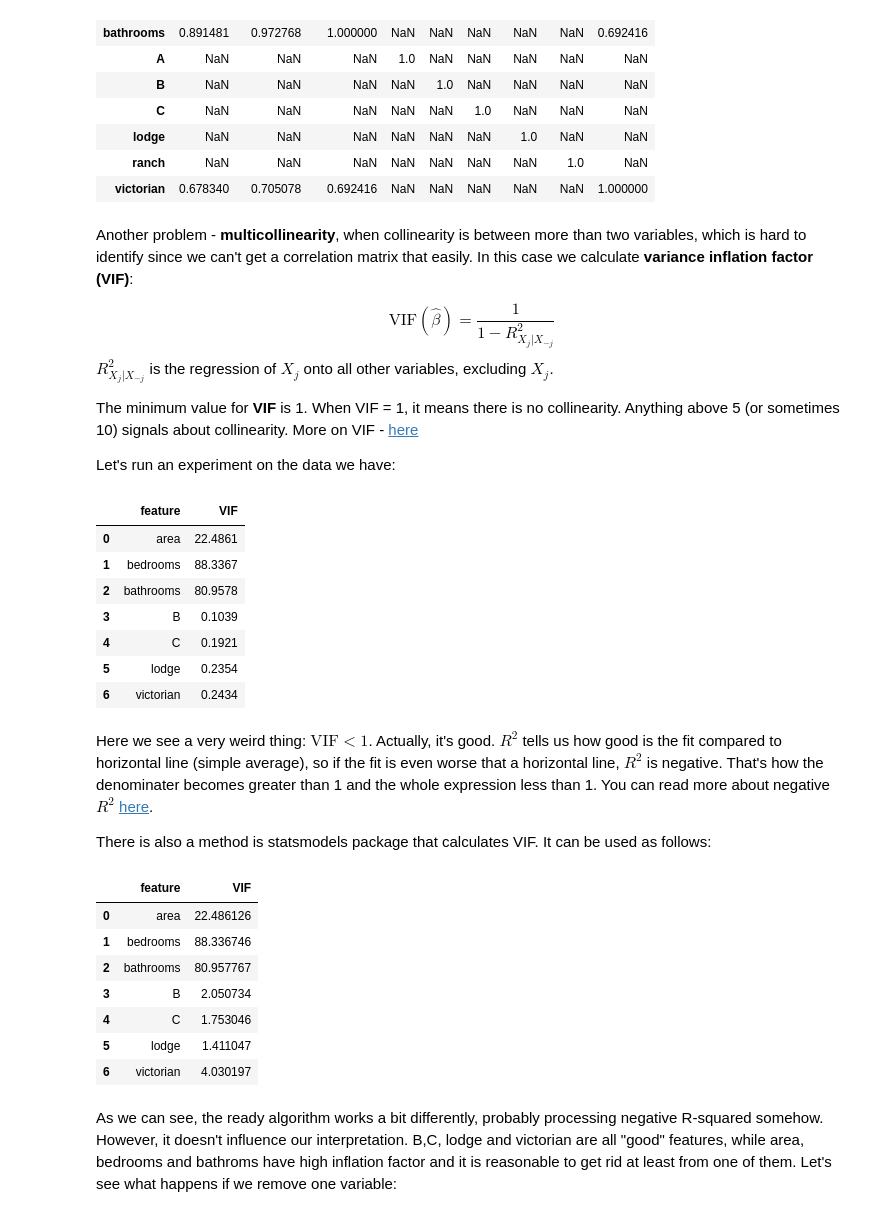
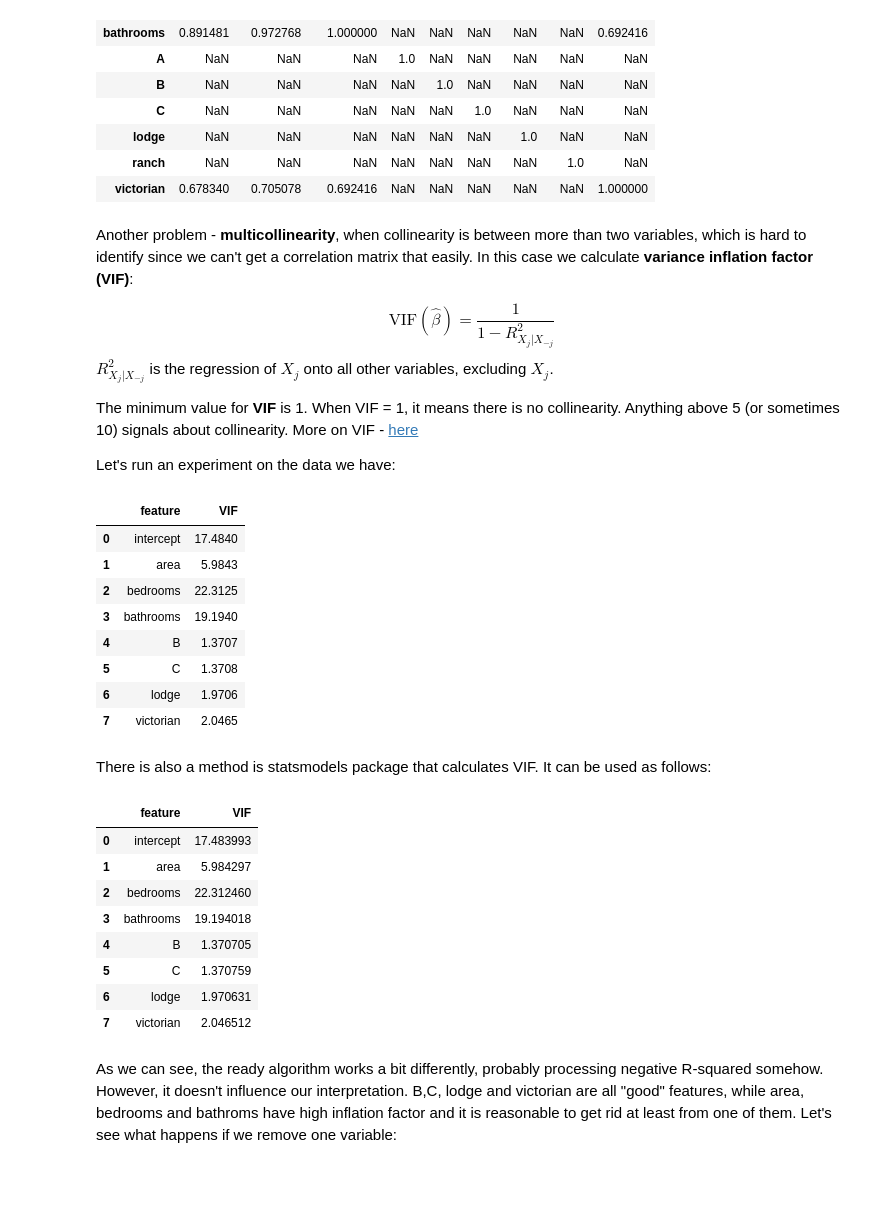
Before and after one commit to AnaMakarevich/DAND, a Jupyter notebook: SelectedLectureNotes/Regression.ipynb, the cells around one changed output. Drawn from its saved outputs; the diff is of its cells as text; code cells hidden in the pictures; blank space fills up the shorter version.

Commit message:
add intercept

```diff
--- a/SelectedLectureNotes/Regression.ipynb
+++ b/SelectedLectureNotes/Regression.ipynb
@@ -329,11 +330,11 @@ Another problem - **multicollinearity**, when collinearity is between more than
 $$\text{VIF}(\hat{\beta}) = \frac{1}{1-R^2_{X_j | X_{-j}}}$$
 $R^2_{X_j | X_{-j}}$ is the regression of $X_j$ onto all other variables, excluding $X_j$.
 
-The minimum value for **VIF** is 1. When VIF = 1, it means there is no collinearity. Anything above 5 (or sometimes 10) signals about collinearity. More on VIF - <a href = "https://onlinecourses.science.psu.edu/stat501/node/347/"> here</a>
+The minimum value for **VIF** is 1. When VIF = 1, it means there is no collinearity. Anything above 5 (or sometimes 10) signals about collinearity. More on VIF - [here](https://onlinecourses.science.psu.edu/stat501/node/347/)
 
 Let's run an experiment on the data we have:
 # %%
-features = ['area','bedrooms','bathrooms', 'B','C','lodge','victorian']
+features = ['intercept','area','bedrooms','bathrooms', 'B','C','lodge','victorian']
 X = df_new[features]
 # %%
 def vif(df: pd.DataFrame, idx: int) -> float:
@@ -347,31 +348,31 @@ vifs = pd.DataFrame({'feature': features, 'VIF': [vif(X, i) for i in range(len(f
 vifs
 # %% [output]
 |  | feature | VIF |
-| 0 | area | 22.4861 |
-| 1 | bedrooms | 88.3367 |
-| 2 | bathrooms | 80.9578 |
-| 3 | B | 0.1039 |
-| 4 | C | 0.1921 |
-| 5 | lodge | 0.2354 |
-| 6 | victorian | 0.2434 |
+| 0 | intercept | 17.4840 |
+| 1 | area | 5.9843 |
+| 2 | bedrooms | 22.3125 |
+| 3 | bathrooms | 19.1940 |
+| 4 | B | 1.3707 |
+| 5 | C | 1.3708 |
+| 6 | lodge | 1.9706 |
+| 7 | victorian | 2.0465 |
-# %% [markdown]
-Here we see a very weird thing: $\text{VIF} < 1$. Actually, it's good. $R^2$ tells us how good is the fit compared to horizontal line (simple average), so if the fit is even worse that a horizontal line, $R^2$ is negative. That's how the denominater becomes greater than 1 and the whole expression less than 1. You can read more about negative $R^2$ <a href="https://stats.stackexchange.com/questions/12900/when-is-r-squared-negative">here</a>.
-
-There is also a method is statsmodels package that calculates VIF. It can be used as follows:
+# %% [markdown]
+There is also a method is statsmodels package that calculates VIF. It can be used as follows:
 # %%
 from statsmodels.stats.outliers_influence import variance_inflation_factor
 # %%
-vifs2 = pd.DataFrame({'feature': features,'VIF': [variance_inflation_factor(X.values, i) for i in range(X.shape[1])]})
+vifs2 = pd.DataFrame({'feature': features,'VIF': [variance_inflation_factor(X.values, i) for i in range(len(features))]})
 vifs2
 # %% [output]
 |  | feature | VIF |
-| 0 | area | 22.486126 |
-| 1 | bedrooms | 88.336746 |
-| 2 | bathrooms | 80.957767 |
-| 3 | B | 2.050734 |
-| 4 | C | 1.753046 |
-| 5 | lodge | 1.411047 |
-| 6 | victorian | 4.030197 |
+| 0 | intercept | 17.483993 |
+| 1 | area | 5.984297 |
+| 2 | bedrooms | 22.312460 |
+| 3 | bathrooms | 19.194018 |
+| 4 | B | 1.370705 |
+| 5 | C | 1.370759 |
+| 6 | lodge | 1.970631 |
+| 7 | victorian | 2.046512 |
 # %% [markdown]
 As we can see, the ready algorithm works a bit differently, probably processing negative R-squared somehow. However, it doesn't influence our interpretation. B,C, lodge and victorian are all "good" features, while area, bedrooms and bathroms have high inflation factor and it is reasonable to get rid at least from one of them. Let's see what happens if we remove one variable:
 # %%
```
Also changed, not shown: parts of 4 cells of this notebook.
